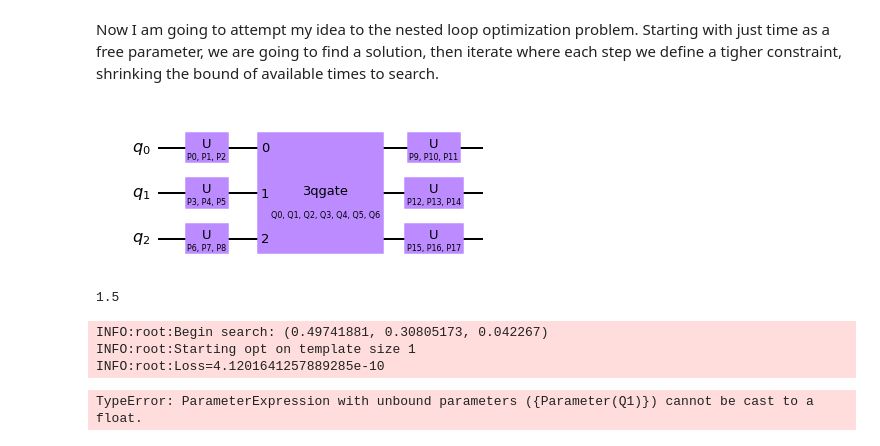
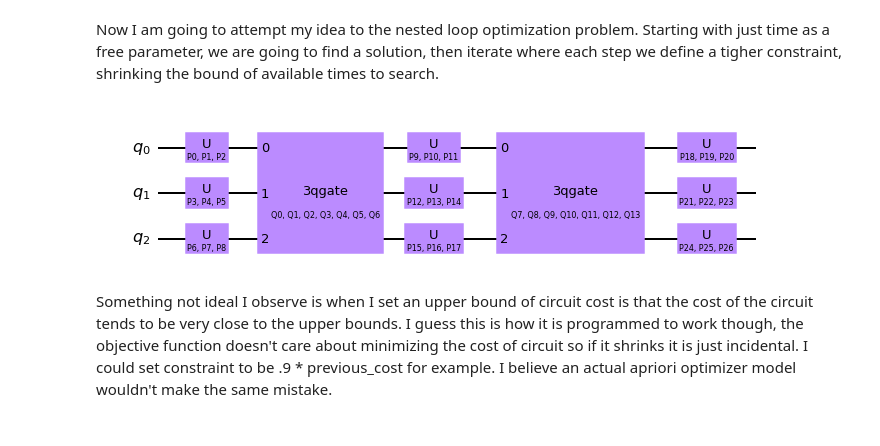
Before and after one commit to Pitt-JonesLab/slam_decomposition, a Jupyter notebook: src/scripts/entropy-entanglement.ipynb, the cells around one changed output. Saved outputs shown, nothing was run; the diff lists cells and outputs as text; code cells hidden in the pictures.

```diff
--- a/src/scripts/entropy-entanglement.ipynb
+++ b/src/scripts/entropy-entanglement.ipynb
@@ -623,17 +609,15 @@ Now I am going to attempt my idea to the nested loop optimization problem. Start
 # %%
 from src.basisv2 import CircuitTemplateV2
 from src.utils.custom_gates import CirculatorSNAILGate
 f_basis = CircuitTemplateV2(n_qubits=3, base_gates = [CirculatorSNAILGate], edge_params=[[(0,1,2)]])
-f_basis.build(1)
-f_basis.spanning_range = range(1,2)
+f_basis.build(2)
+f_basis.spanning_range = range(2,3)
 f_basis.circuit.draw(output='mpl')
 # %% [output]
-[figure, old version]
+[figure, new version]
 # %%
-f_basis.circuit_cost(ret3.Xk)
-#f_basis.circuit_cost([f_basis.parameter_guess()])
-CirculatorSNAILGate(0,100,0,np.pi/2,np.pi/2,np.pi/2,.5).cost()
+# f_basis.circuit_cost(ret3.Xk)
+# #f_basis.circuit_cost([f_basis.parameter_guess()])
+# CirculatorSNAILGate(0,100,0,np.pi/2,np.pi/2,np.pi/2,.5).cost()
 
-#the way I am defining cost means that in each iteration we want it to go lower
+# #the way I am defining cost means that in each iteration we want it to go lower
-# %% [output]
-1.5
@@ -643,8 +623,0 @@ f_basis.add_bound("Q0", min=0, max=ub)
-# %%
-ret3 = optimizer.approximate_target_U(s)
-print(f_basis.circuit_cost(ret3.Xk))
-# %% [output]
-INFO:root:Begin search: (0.49741881, 0.30805173, 0.042267)
-INFO:root:Starting opt on template size 1
-INFO:root:Loss=4.1201641257889285e-10
-TypeError: ParameterExpression with unbound parameters ({Parameter(Q1)}) cannot be cast to a float.
@@ -650,0 +635,2 @@ TypeError: ParameterExpression with unbound parameters ({Parameter(Q1)}) cannot
+# %% [markdown]
+Something not ideal I observe is when I set an upper bound of circuit cost is that the cost of the circuit tends to be very close to the upper bounds. I guess this is how it is programmed to work though, the objective function doesn't care about minimizing the cost of circuit so if it shrinks it is just incidental. I could set constraint to be .9 * previous_cost for example. I believe an actual apriori optimizer model wouldn't make the same mistake.
```
Also changed, not shown: parts of 22 cells of this notebook, 5 other files.
